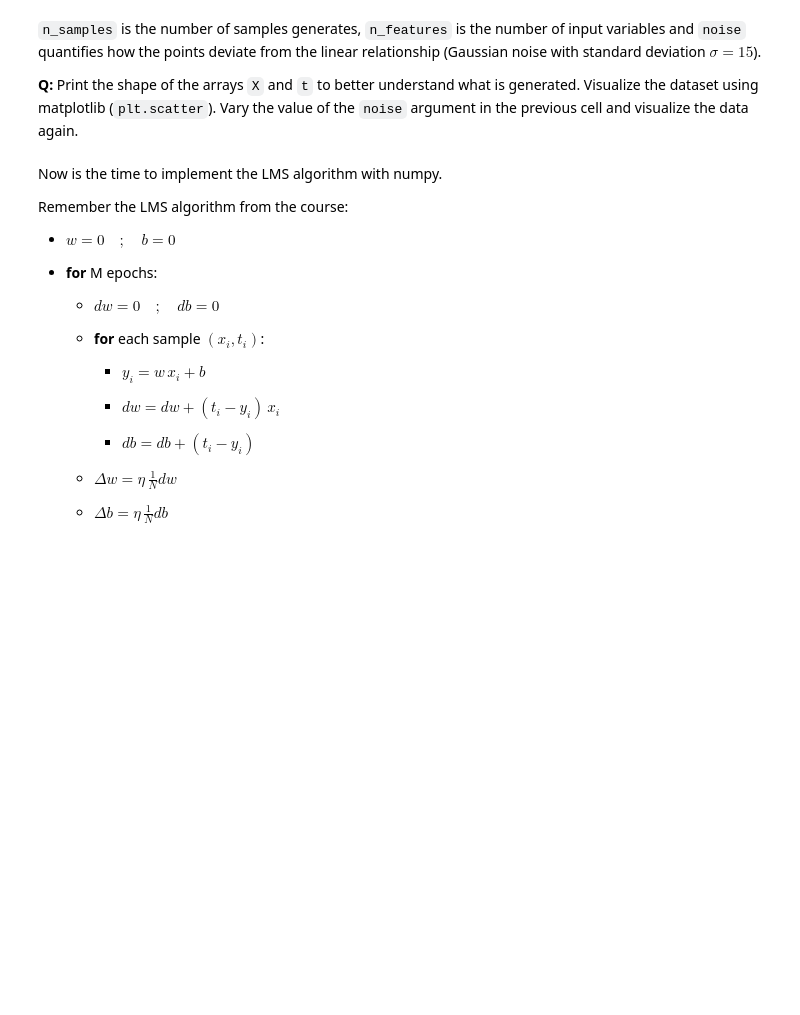
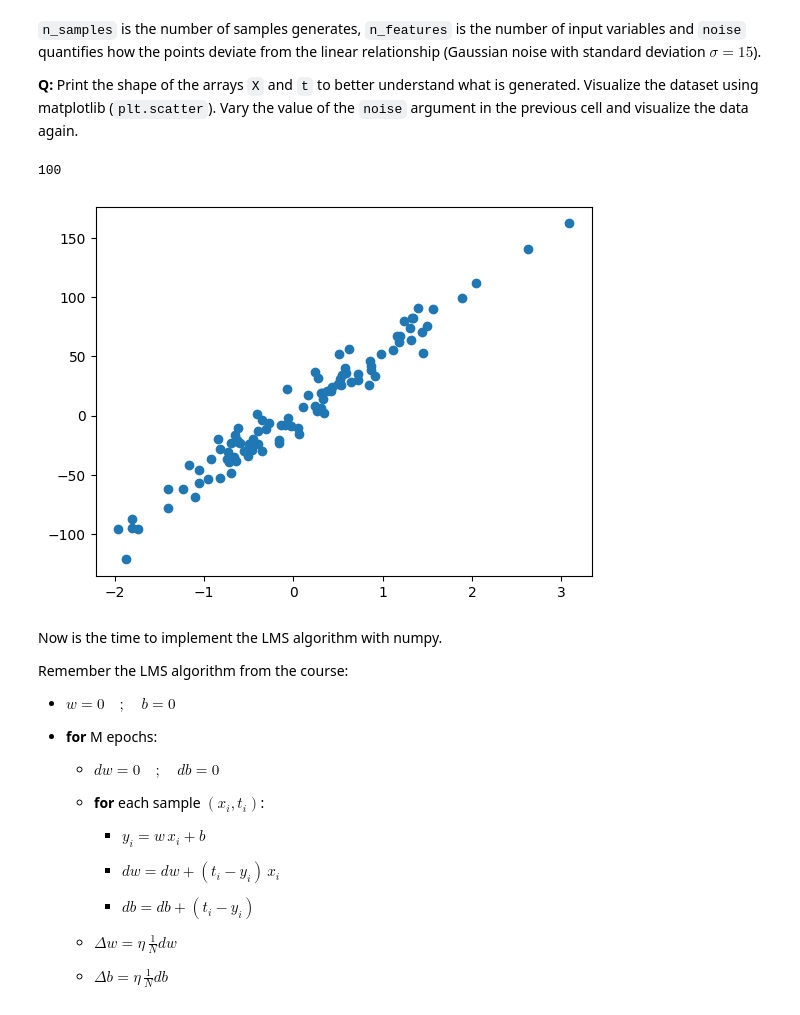
Before and after one commit to 77boom/neurocomputing, a Jupyter notebook: notebooks/3-LinearRegression.ipynb, the cells around one changed output. Cells and saved outputs as stored; diff of their text form; code cells hidden in the pictures; blank space fills up the shorter version.

```diff
--- a/notebooks/3-LinearRegression.ipynb
+++ b/notebooks/3-LinearRegression.ipynb
@@ -36,6 +36,23 @@ X, t = make_regression(n_samples=N, n_features=1, noise=15.0)
 `n_samples` is the number of samples generates, `n_features` is the number of input variables and `noise` quantifies how the points deviate from the linear relationship (Gaussian noise with standard deviation $\sigma =15$).
 
 **Q:** Print the shape of the arrays `X` and `t` to better understand what is generated. Visualize the dataset using matplotlib (`plt.scatter`). Vary the value of the `noise` argument in the previous cell and visualize the data again.
+# %%
+import numpy as np
+import matplotlib.pyplot as plt
+
+from sklearn.datasets import make_regression
+
+N = 100
+X, t = make_regression(n_samples=N, n_features=1, noise=10.0)
+print(N)
+
+plt.scatter(X, t)
+plt.show()
+
+# lower noise lead to higher precise of scatter, the noise more lower, the scatter more like a line
+# %% [output]
+100
+[figure, added]
 # %% [markdown]
 Now is the time to implement the LMS algorithm with numpy.
 
```
Also changed, not shown: parts of 2 cells of this notebook.
